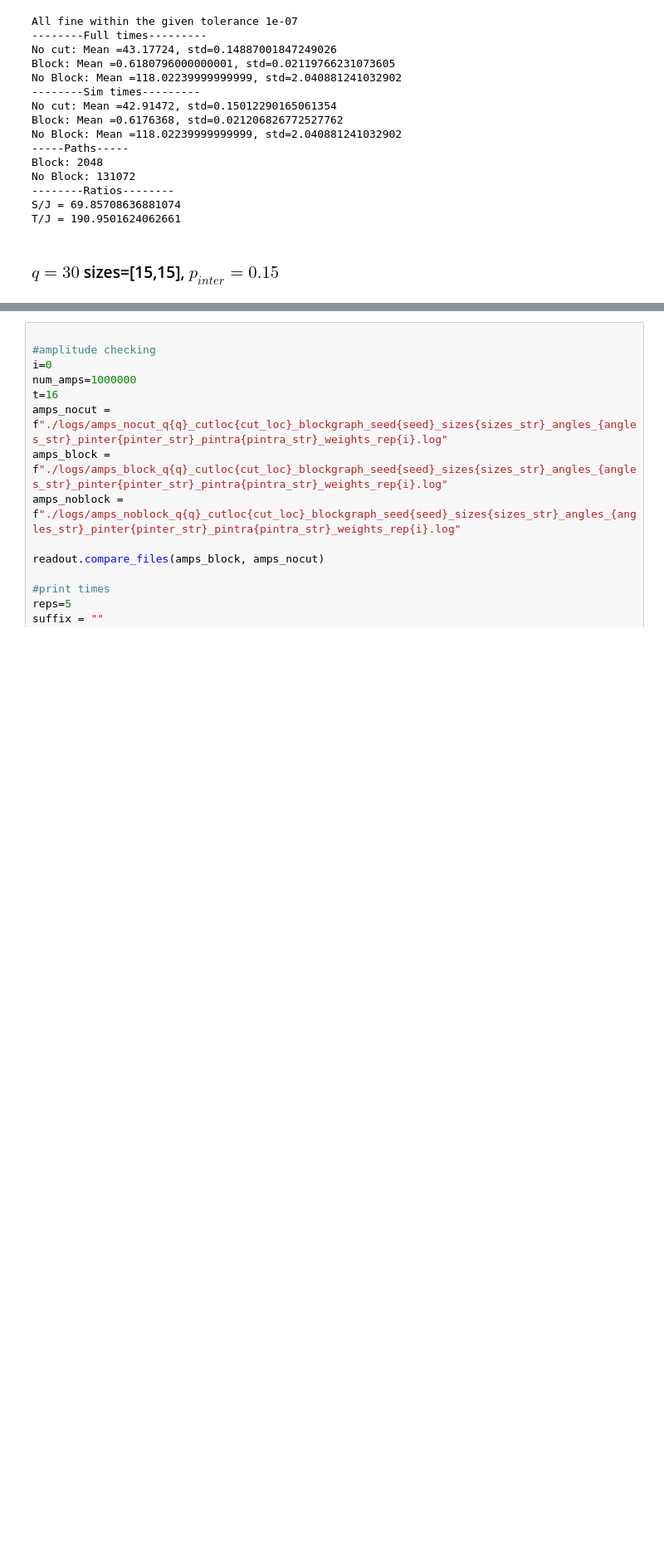
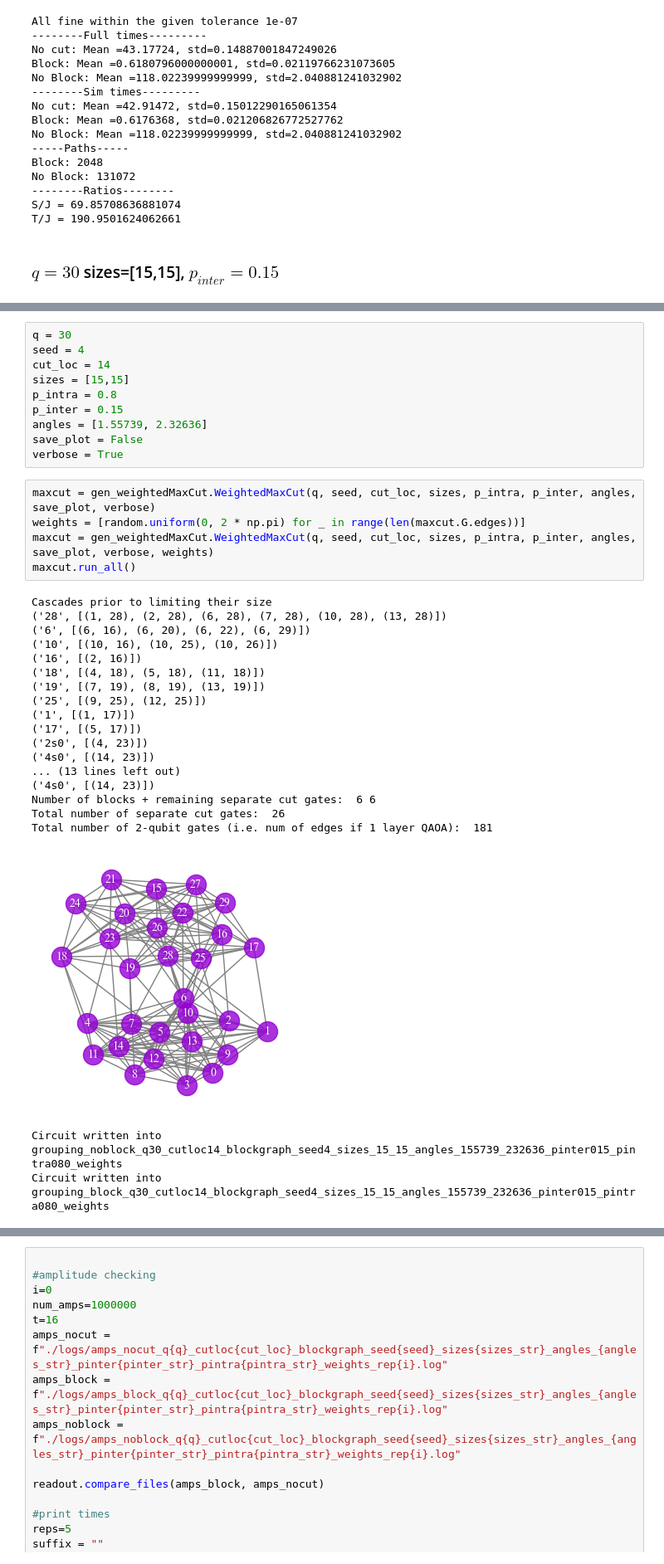
Before and after one commit to LSHerzog/mqt-qsim-joint-cutting, a Jupyter notebook: benchmarks_joint_cutting/weightedMaxCut/benchmarks_weightedMaxCut.ipynb, the cells around one changed output, grey strips where cells are left out. Shown at 83% size. Cells and saved outputs as stored; diff of their text form; blank space fills up the shorter version.

```diff
--- a/benchmarks_joint_cutting/weightedMaxCut/benchmarks_weightedMaxCut.ipynb
+++ b/benchmarks_joint_cutting/weightedMaxCut/benchmarks_weightedMaxCut.ipynb
@@ -599 +100,37 @@ weights = [0.9906608736051211,
+# %%
+q = 30
+seed = 4
+cut_loc = 14
+sizes = [15,15]
+p_intra = 0.8
+p_inter = 0.15
+angles = [1.55739, 2.32636]
+save_plot = False
+verbose = True
+# %%
+maxcut = gen_weightedMaxCut.WeightedMaxCut(q, seed, cut_loc, sizes, p_intra, p_inter, angles, save_plot, verbose)
+weights = [random.uniform(0, 2 * np.pi) for _ in range(len(maxcut.G.edges))]
+maxcut = gen_weightedMaxCut.WeightedMaxCut(q, seed, cut_loc, sizes, p_intra, p_inter, angles, save_plot, verbose, weights)
+maxcut.run_all()
+# %% [output]
+Cascades prior to limiting their size
+('28', [(1, 28), (2, 28), (6, 28), (7, 28), (10, 28), (13, 28)])
+('6', [(6, 16), (6, 20), (6, 22), (6, 29)])
+('10', [(10, 16), (10, 25), (10, 26)])
+('16', [(2, 16)])
+('18', [(4, 18), (5, 18), (11, 18)])
+('19', [(7, 19), (8, 19), (13, 19)])
+('25', [(9, 25), (12, 25)])
+('1', [(1, 17)])
+('17', [(5, 17)])
+('2s0', [(4, 23)])
+('4s0', [(14, 23)])
+... (13 lines left out)
+('4s0', [(14, 23)])
+Number of blocks + remaining separate cut gates:  6 6
+Total number of separate cut gates:  26
+Total number of 2-qubit gates (i.e. num of edges if 1 layer QAOA):  181
+[figure, added]
+Circuit written into grouping_noblock_q30_cutloc14_blockgraph_seed4_sizes_15_15_angles_155739_232636_pinter015_pintra080_weights
+Circuit written into grouping_block_q30_cutloc14_blockgraph_seed4_sizes_15_15_angles_155739_232636_pinter015_pintra080_weights
 # %%
```
Also changed, not shown: parts of 92 cells of this notebook, 1 other file.
